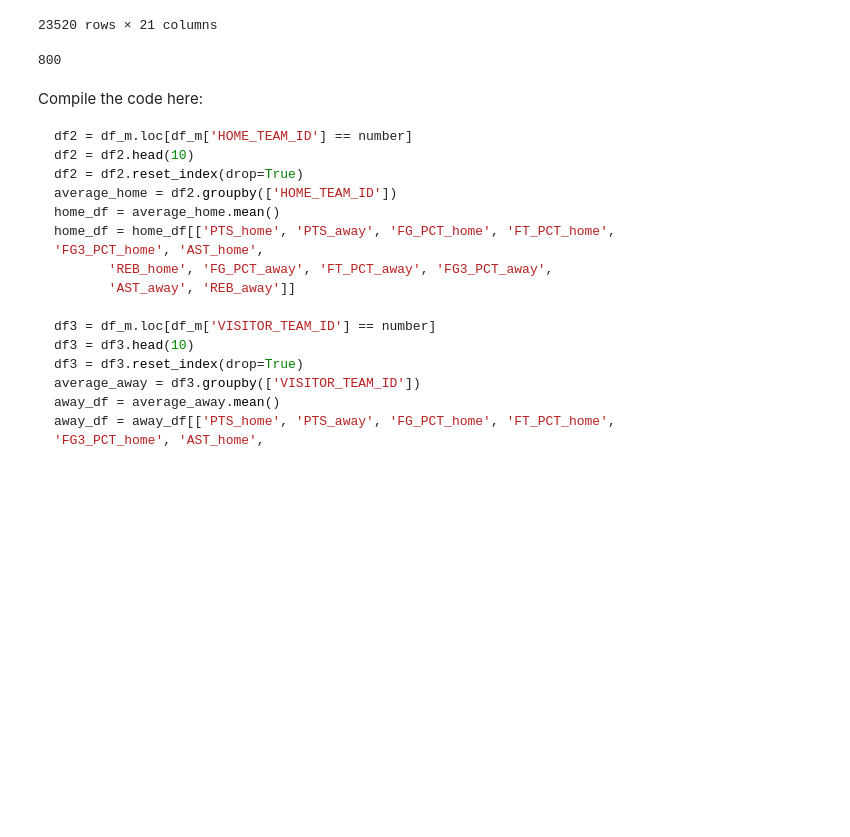
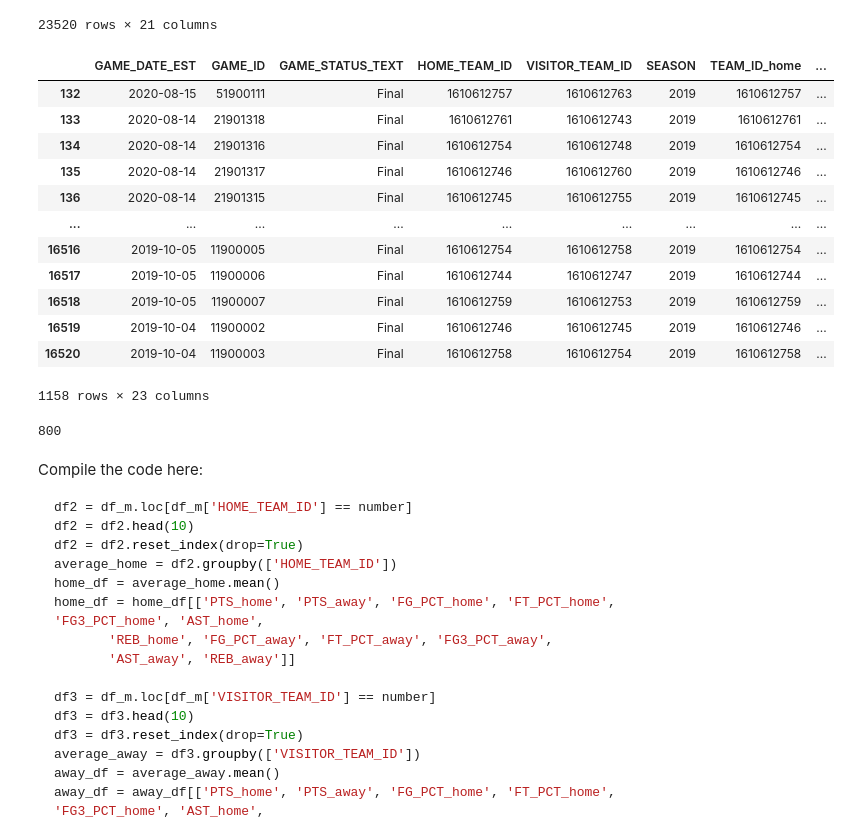
Before and after one commit to firedynasty/project-3, a Jupyter notebook: Stanley_analytics/nba_games_averages.ipynb, the cells around one changed output. Saved outputs shown, nothing was run; the diff lists cells and outputs as text; code cells hidden in the pictures; blank space fills up the shorter version.

```diff
--- a/Stanley_analytics/nba_games_averages.ipynb
+++ b/Stanley_analytics/nba_games_averages.ipynb
@@ -7,0 +52,3 @@ df = pd.read_csv('games.csv')
+# %%
+df['VISITOR_ABBR'] = 0
+df['HOME_ABBR'] = 0
@@ -7,0 +75,6 @@ df = pd.read_csv('games.csv')
+# %%
+for ind in df.index:
+    visitor = df['VISITOR_TEAM_ID'][ind]
+    home = df['HOME_TEAM_ID'][ind]
+    df['VISITOR_ABBR'][ind] = team_to_abbreviation[visitor]
+    df['HOME_ABBR'][ind] = team_to_abbreviation[home]
@@ -25,3 +110,21 @@ df
 df = df.loc[df['GAME_DATE_EST'] < '2020-08-16']
+# %%
+mask = (df['GAME_DATE_EST'] > '2019-10-01') & (df['GAME_DATE_EST'] < '2020-08-16')
 # %%
-df_m = df.head(800)
+df_m = df.loc[mask]
+# %%
+df_m
+# %% [output]
+|  | GAME_DATE_EST | GAME_ID | GAME_STATUS_TEXT | HOME_TEAM_ID | VISITOR_TEAM_ID | SEASON | TEAM_ID_home | ... |
+| 132 | 2020-08-15 | 51900111 | Final | 1610612757 | 1610612763 | 2019 | 1610612757 | ... |
+| 133 | 2020-08-14 | 21901318 | Final | 1610612761 | 1610612743 | 2019 | 1610612761 | ... |
+| 134 | 2020-08-14 | 21901316 | Final | 1610612754 | 1610612748 | 2019 | 1610612754 | ... |
+| 135 | 2020-08-14 | 21901317 | Final | 1610612746 | 1610612760 | 2019 | 1610612746 | ... |
+| 136 | 2020-08-14 | 21901315 | Final | 1610612745 | 1610612755 | 2019 | 1610612745 | ... |
+| ... | ... | ... | ... | ... | ... | ... | ... | ... |
+| 16516 | 2019-10-05 | 11900005 | Final | 1610612754 | 1610612758 | 2019 | 1610612754 | ... |
+| 16517 | 2019-10-05 | 11900006 | Final | 1610612744 | 1610612747 | 2019 | 1610612744 | ... |
+| 16518 | 2019-10-05 | 11900007 | Final | 1610612759 | 1610612753 | 2019 | 1610612759 | ... |
+| 16519 | 2019-10-04 | 11900002 | Final | 1610612746 | 1610612745 | 2019 | 1610612746 | ... |
+| 16520 | 2019-10-04 | 11900003 | Final | 1610612758 | 1610612754 | 2019 | 1610612758 | ... |
+1158 rows × 23 columns
```
Also changed, not shown: parts of 49 cells of this notebook, 2 other files.
